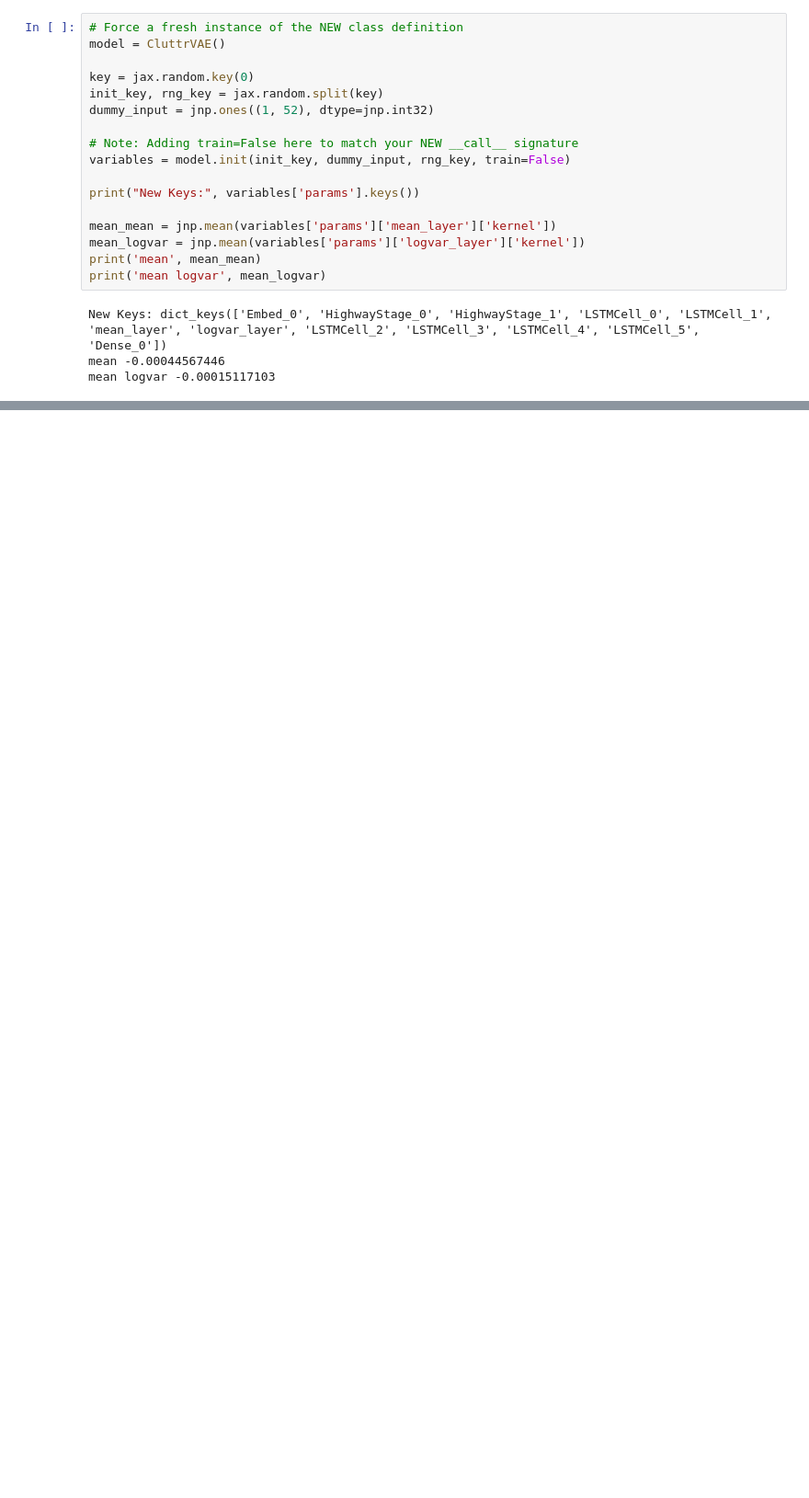
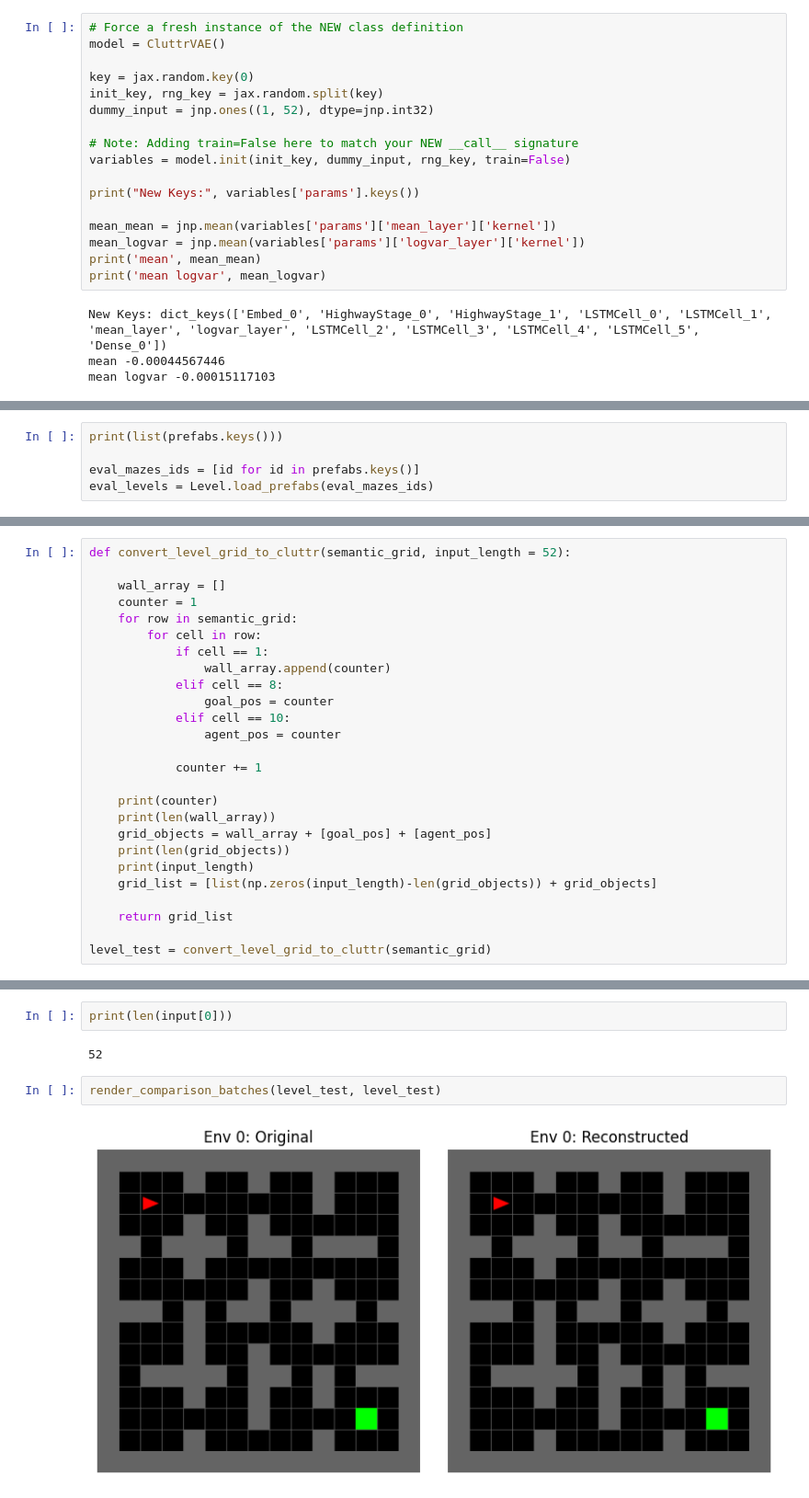
Before and after one commit to khyledhanani/superintelligence, a Jupyter notebook: vae/test_vae.ipynb, the cells around one changed output, grey strips where cells are left out. Shown at 92% size. Cells and saved outputs as stored; diff of their text form; blank space fills up the shorter version.

```diff
--- a/vae/test_vae.ipynb
+++ b/vae/test_vae.ipynb
@@ -346,0 +463,5 @@ mean logvar -0.00015117103
+# %%
+print(list(prefabs.keys()))
+
+eval_mazes_ids = [id for id in prefabs.keys()]
+eval_levels = Level.load_prefabs(eval_mazes_ids)
@@ -346,0 +505,26 @@ mean logvar -0.00015117103
+# %%
+def convert_level_grid_to_cluttr(semantic_grid, input_length = 52):
+
+    wall_array = []
+    counter = 1
+    for row in semantic_grid:
+        for cell in row:
+            if cell == 1:
+                wall_array.append(counter)
+            elif cell == 8:
+                goal_pos = counter
+            elif cell == 10:
+                agent_pos = counter
+
+            counter += 1
+
+    print(counter)
+    print(len(wall_array))
+    grid_objects = wall_array + [goal_pos] + [agent_pos]
+    print(len(grid_objects))
+    print(input_length)
+    grid_list = [list(np.zeros(input_length)-len(grid_objects)) + grid_objects]
+
+    return grid_list
+
+level_test = convert_level_grid_to_cluttr(semantic_grid)
@@ -346,0 +540,8 @@ mean logvar -0.00015117103
+# %%
+print(len(input[0]))
+# %% [output]
+52
+# %%
+render_comparison_batches(level_test, level_test)
+# %% [output]
+[figure, added]
```
Also changed, not shown: parts of 10 cells of this notebook, 6 other files.
